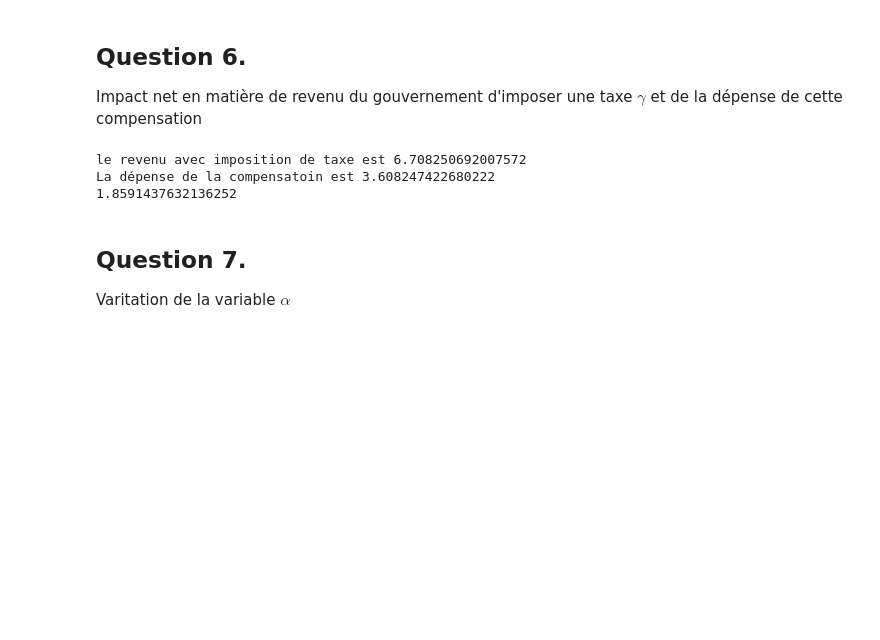
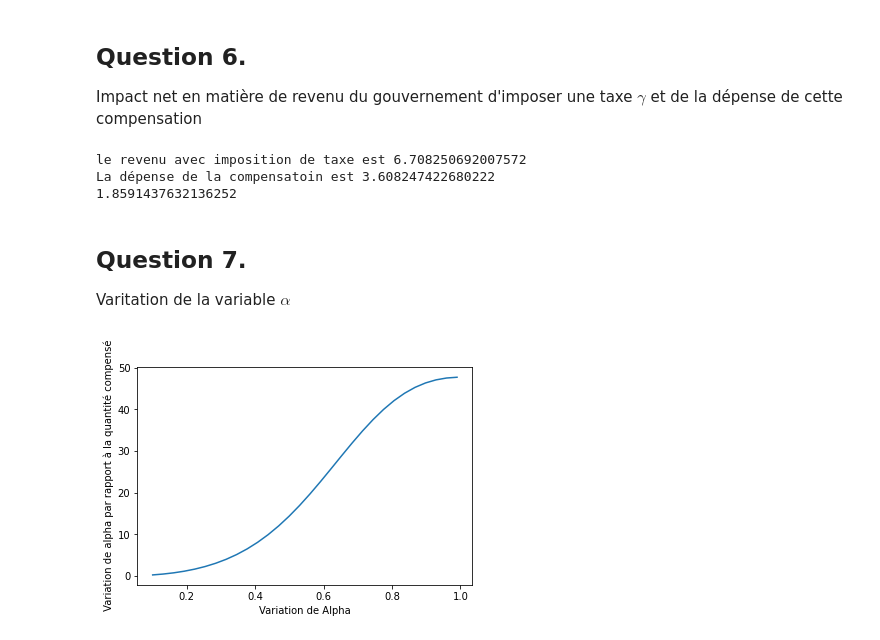
Before and after one commit to LoubnaMek/Microeconomie, a Jupyter notebook: tp_micro.ipynb, the cells around one changed output. Cells and saved outputs as stored; diff of their text form; code cells hidden in the pictures; blank space fills up the shorter version.

```diff
--- a/tp_micro.ipynb
+++ b/tp_micro.ipynb
@@ -159,7 +160,7 @@ plt.show()
 Rappel de la situation après taxe
 # %%
 pc= 2
-γ= 0.1
+tpc= 0.1
 pn= 1
 alpha=0.7
 rho=0.5
@@ -172,17 +173,17 @@ def vstar (pc,pn,alpha,rho,I):
     N = ((1-alpha)*nstar(pc,pn,alpha,rho,I)**rho)
     return (C+N)**sub
 
-def slack(cmp,pc,γ,pn,alpha,rho,I):
-   return vstar(pc,pn,alpha,rho,I) - vstar((pc+γ),pn,alpha,rho,(I+cmp))
+def slack(cmp,pc,tpc,pn,alpha,rho,I):
+   return vstar(pc,pn,alpha,rho,I) - vstar((pc+tpc),pn,alpha,rho,(I+cmp))
 
 
 
 from scipy.optimize import bisect
-def compens(pc,γ,pn,alpha,rho,I):
-  return bisect(slack,0,I,args=(pc,γ,pn,alpha,rho,I))
+def compens(pc,tpc,pn,alpha,rho,I):
+  return bisect(slack,0,I,args=(pc,tpc,pn,alpha,rho,I))
 
 
-cmp = compens(pc,γ,pn,alpha,rho,I)
+cmp = compens(pc,tpc,pn,alpha,rho,I)
 
 print (cmp)
 # %% [output]
@@ -218,18 +219,18 @@ print (Ucompense)
 # %% [markdown]
 ## Question 5.
 # %%
-def cstar_cmp(pc,γ,pn,alpha,rho,I):
-  Icmp = compens(pc,γ,pn,alpha,rho,I)+I
-  pc_taxe = pc*(1+γ)
+def cstar_cmp(pc,tpc,pn,alpha,rho,I):
+  Icmp = compens(pc,tpc,pn,alpha,rho,I)+I
+  pc_taxe = pc*(1+tpc)
   r = rho/(rho-1)
   sub = pc_taxe**(r-1)*(1-alpha)**(r-1)
   denom = (pc_taxe**r*(1-alpha)**(r-1) + pn**r*alpha**(r-1))
   return Icmp * sub/denom
 
 
-def nstar_cmp(pc,γ,pn,alpha,rho,I):
-  Icmp = compens(pc,γ,pn,alpha,rho,I)+I
-  pc_taxe = pc*(1+γ)
+def nstar_cmp(pc,tpc,pn,alpha,rho,I):
+  Icmp = compens(pc,tpc,pn,alpha,rho,I)+I
+  pc_taxe = pc*(1+tpc)
   r = rho/(rho-1)
   sub = (pn*alpha)**(r-1)
   denom = (pc_taxe**r*(1-alpha)**(r-1) + pn**r*alpha**(r-1))
@@ -237,8 +238,8 @@ def nstar_cmp(pc,γ,pn,alpha,rho,I):
 
 
 qtc_initial = cstar (pc,pn,alpha,rho,I)
-qtc_taxe = cstar_taxe (pc,γ,pn,alpha,rho,I)
-qtc_cmp = cstar_cmp (pc,γ,pn,alpha,rho,I)
+qtc_taxe = cstar_taxe (pc,tpc,pn,alpha,rho,I)
+qtc_cmp = cstar_cmp (pc,tpc,pn,alpha,rho,I)
 
 print ('La quantié de bien à forte intenté en carbonne est initiallement de', qtc_initial)
 print ('Avec la taxe de 10%, la nouvelle quantité pour le bien en carbonne est de', qtc_taxe)
@@ -276,14 +277,17 @@ La dépense de la compensatoin est 3.608247422680222
 
 Varitation de la variable $\alpha$
 # %%
+#Variation de ALpha par rapport au bien de carbonne compensé
+
 alphas = np.linspace(0.1,0.99,30)
 
-alpha_variation = [(2,γ,1,0.7,0.5,100) for γ in dtpc]
+alpha_cmp = [cstar_cmp (2,0.1,1,alpha,0.5,100) for alpha in alphas]
 
-import matplotlib.pyplot as plt
 
 plt.figure()
-plt.plot(dpcs,Compenses)
-plt.xlabel('changement de la taxe')
-plt.ylabel(' Variation de la compensation')
+plt.plot(alphas,alpha_cmp)
+plt.xlabel('Variation de Alpha')
+plt.ylabel(' Variation de alpha par rapport à la quantité compensé')
 plt.show()
+# %% [output]
+[figure, added]
```
Also changed, not shown: parts of 12 cells of this notebook.
